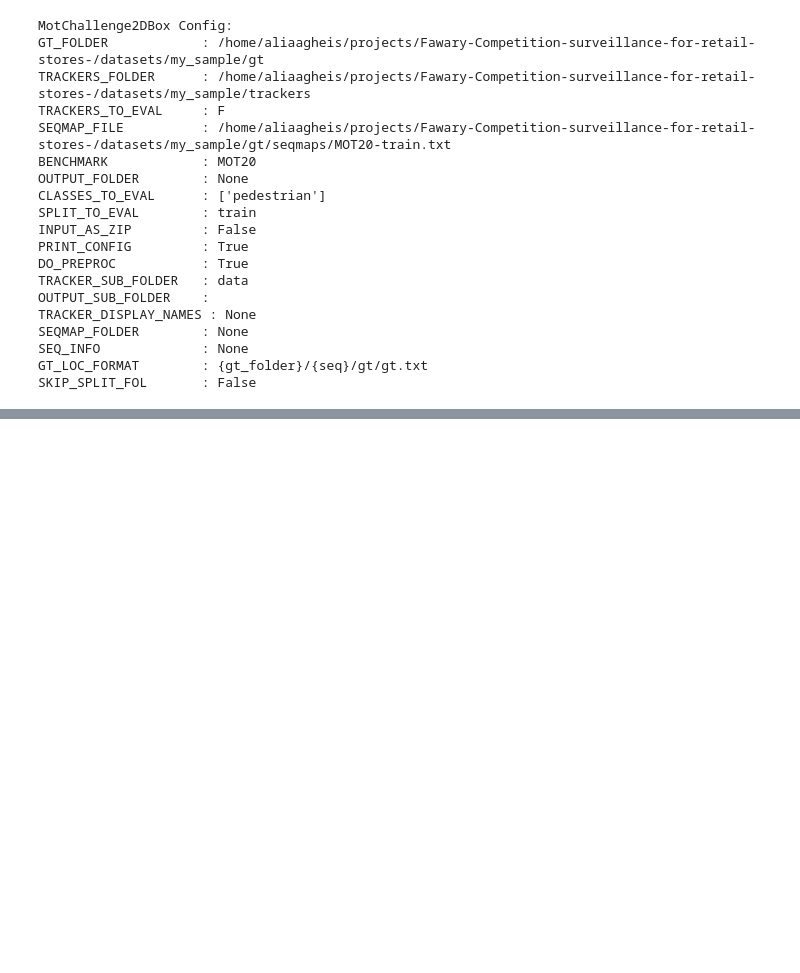
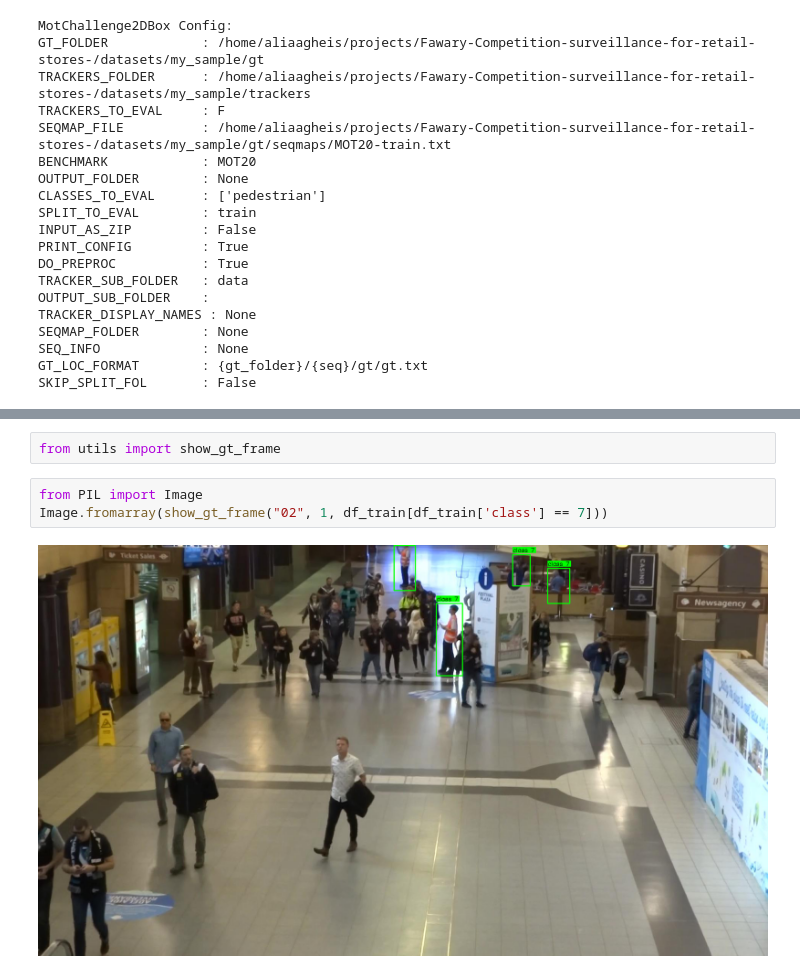
Before and after one commit to aliaagheisX/Fawary-Competition-surveillance-for-retail-stores-, a Jupyter notebook: eval_notebook.ipynb, the cells around one changed output, grey strips where cells are left out. Cells and saved outputs as stored; diff of their text form; blank space fills up the shorter version.

```diff
--- a/eval_notebook.ipynb
+++ b/eval_notebook.ipynb
@@ -88,0 +109,7 @@ COMBINED                           27639     44306     340       114
+# %%
+from utils import show_gt_frame
+# %%
+from PIL import Image
+Image.fromarray(show_gt_frame("02", 1, df_train[df_train['class'] == 7]))
+# %% [output]
+[figure, added]
```
Also changed, not shown: parts of 3 cells of this notebook, 6 other files.
